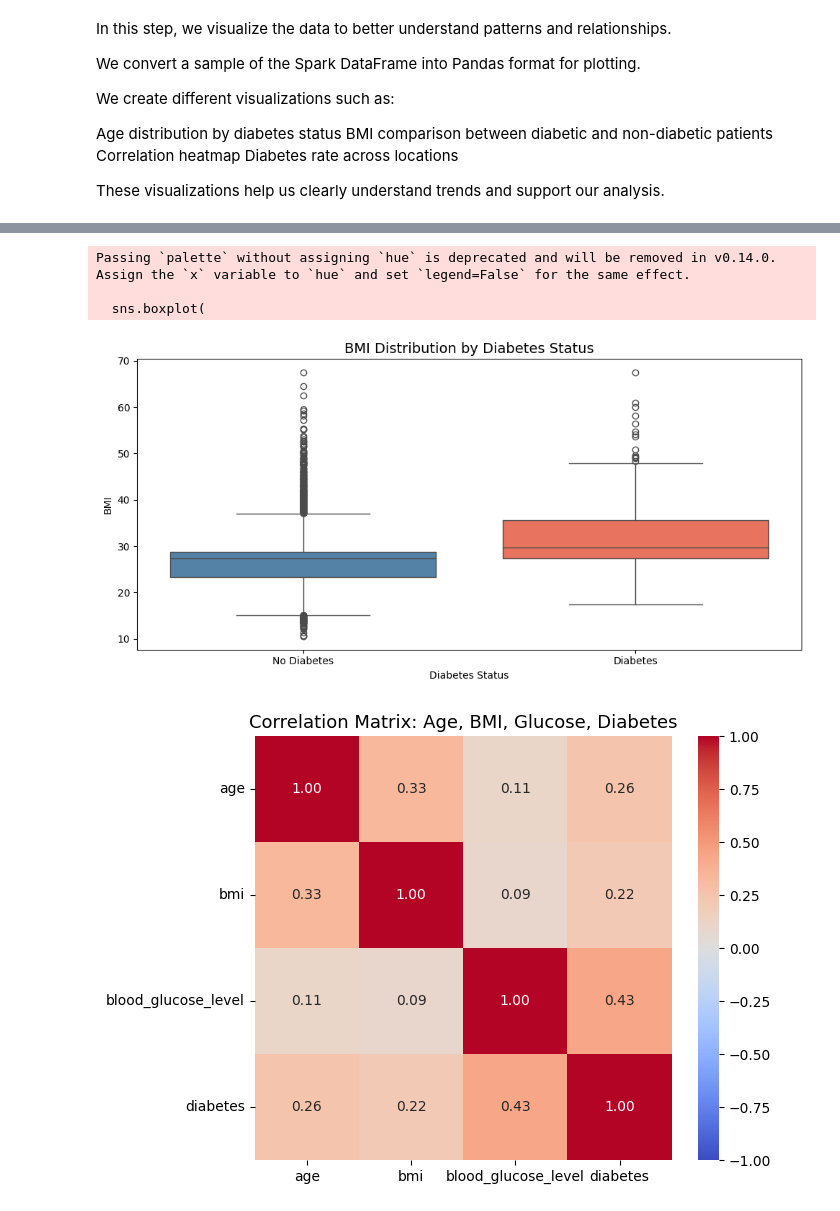
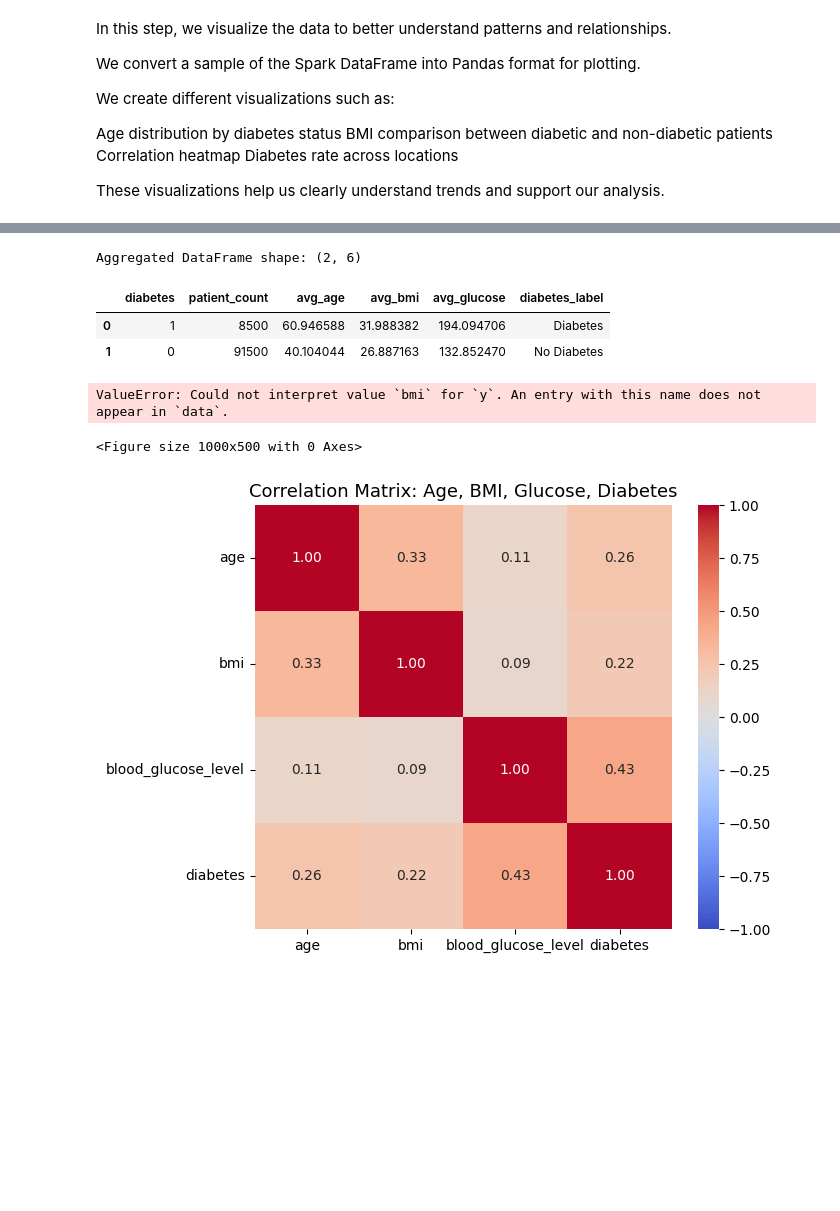
Before and after one commit to entakuyt/Diabetes-Big-Data-Pipeline, a Jupyter notebook: Project_Fixed.ipynb, the cells around one changed output, grey strips where cells are left out. Saved outputs shown, nothing was run; the diff lists cells and outputs as text; code cells hidden in the pictures; blank space fills up the shorter version.

```diff
--- a/Project_Fixed.ipynb
+++ b/Project_Fixed.ipynb
@@ -537,3 +584,39 @@ plt.show()
+# %%
+from pyspark.sql import functions as F
+
+# STEP 1: Select only relevant columns
+df_selected = df_clean.select(
+    "age",
+    "bmi",
+    "diabetes",
+    "blood_glucose_level"
+)
+
+# STEP 2: Perform aggregation on FULL dataset (100k rows in Spark)
+agg_df = df_selected.groupBy("diabetes").agg(
+    F.count("*").alias("patient_count"),
+    F.avg("age").alias("avg_age"),
+    F.avg("bmi").alias("avg_bmi"),
+    F.avg("blood_glucose_level").alias("avg_glucose")
+)
+
+# STEP 3: Convert small aggregated result to Pandas
+pdf = agg_df.toPandas()
+
+# STEP 4: Improve readability
+pdf["diabetes_label"] = pdf["diabetes"].map({
+    0: "No Diabetes",
+    1: "Diabetes"
+})
+
+# STEP 5: Display results
+print(f"Aggregated DataFrame shape: {pdf.shape}")
+pdf.head()
+# %% [output]
+Aggregated DataFrame shape: (2, 6)
+|  | diabetes | patient_count | avg_age | avg_bmi | avg_glucose | diabetes_label |
+| 0 | 1 | 8500 | 60.946588 | 31.988382 | 194.094706 | Diabetes |
+| 1 | 0 | 91500 | 40.104044 | 26.887163 | 132.852470 | No Diabetes |
 # %%
 # Plot 2: BMI distribution by diabetes status
 plt.figure(figsize=(10, 5))
@@ -549,10 +632,8 @@ plt.ylabel("BMI")
 plt.tight_layout()
 plt.show()
 # %% [output]
-Passing `palette` without assigning `hue` is deprecated and will be removed in v0.14.0. Assign the `x` variable to `hue` and set `legend=False` for the same effect.
-
-  sns.boxplot(
+ValueError: Could not interpret value `bmi` for `y`. An entry with this name does not appear in `data`.
-[figure, removed]
+<Figure size 1000x500 with 0 Axes>
 # %%
 # Plot 3: Correlation heatmap
 numeric_cols = pdf[["age", "bmi", "blood_glucose_level", "diabetes"]]
```
Also changed, not shown: parts of 13 cells of this notebook.
